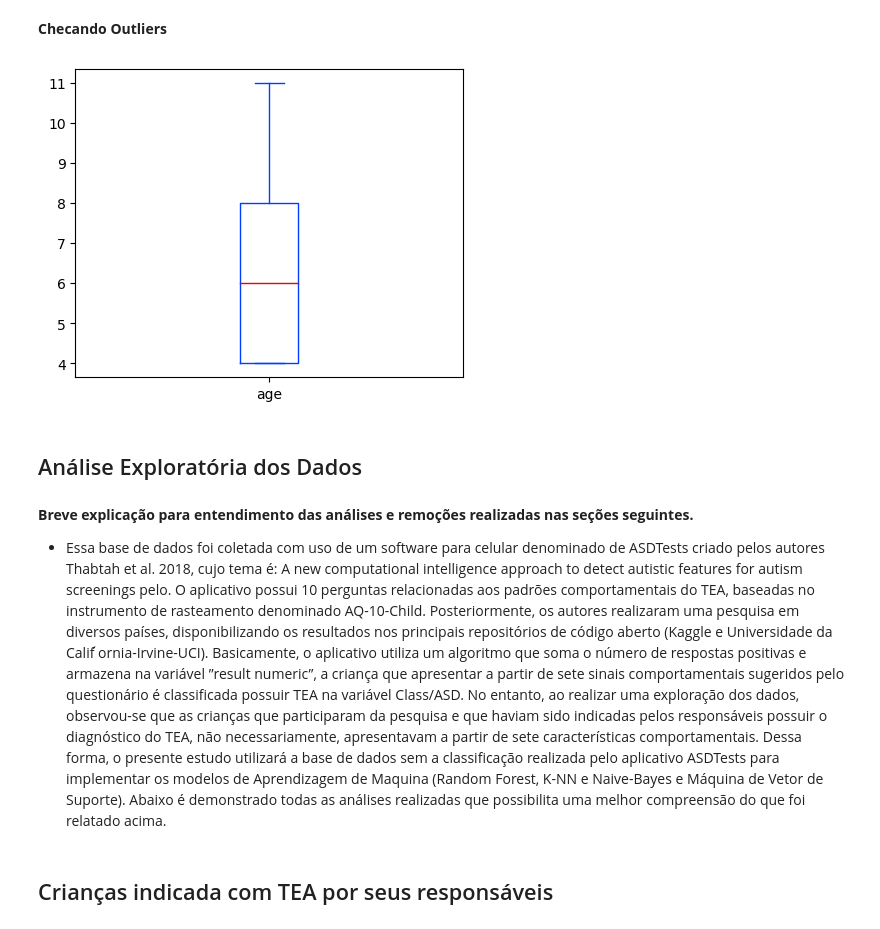
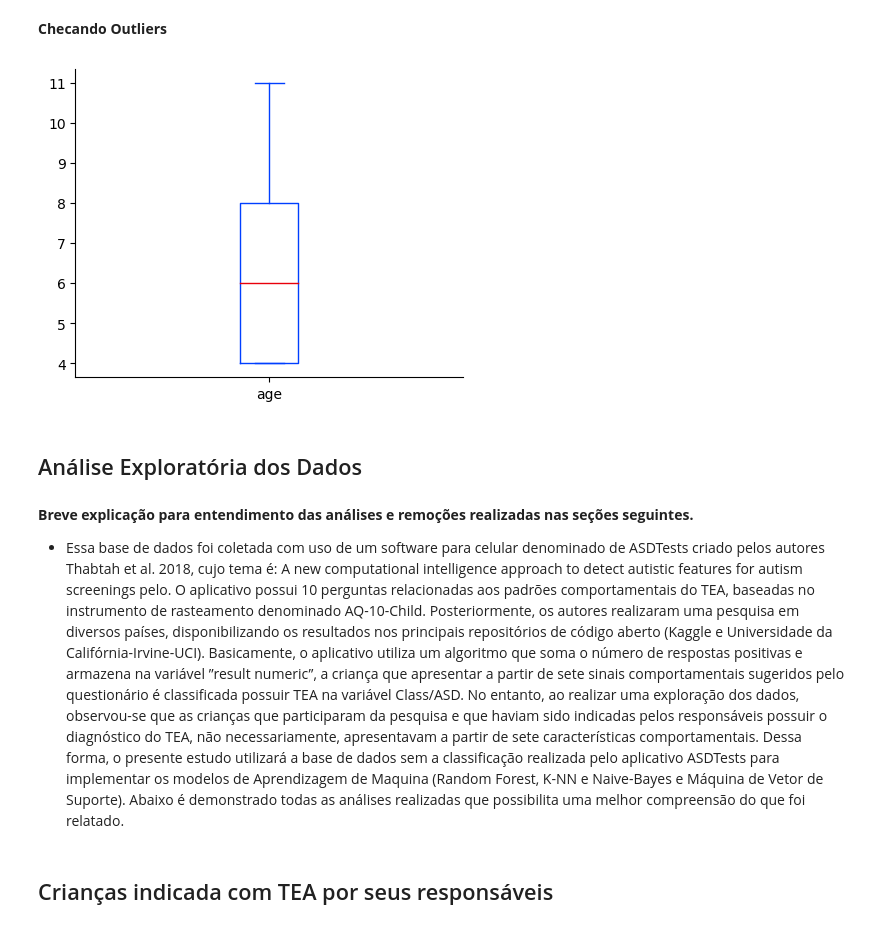
Before and after one commit to livyReis/tcc_autismo, a Jupyter notebook: classificadores_autismo_criancas.ipynb, the cells around one changed output. Saved outputs shown, nothing was run; the diff lists cells and outputs as text; code cells hidden in the pictures.

```diff
--- a/classificadores_autismo_criancas.ipynb
+++ b/classificadores_autismo_criancas.ipynb
@@ -255,15 +255,18 @@ autismo_criancas.describe()
 | max | 1.000000 | 1.000000 | 1.000000 | 1.000000 | 1.000000 | 1.000000 | 1.000000 | 1.000000 | 1.000000 | 1.000000 | 11.000000 | ... |
 # %% [markdown]
 **Checando Outliers**
-# %%
-autismo_criancas['age'].plot.box();
-# %% [output]
-[figure, removed]
+# %%
+autismo_criancas['age'].plot.box();
+for pos in ['right', 'top']:
+    plt.gca().spines[pos].set_visible(False)
+plt.show()
+# %% [output]
+[figure, added]
 # %% [markdown]
 ## Análise Exploratória dos Dados
 # %% [markdown]
 **Breve explicação para entendimento das análises e remoções realizadas nas seções seguintes.**
-- Essa base de dados foi coletada com uso de um software para celular denominado de ASDTests criado pelos autores Thabtah et al. 2018, cujo tema é: A new computational intelligence approach to detect autistic features for autism screenings pelo. O aplicativo possui 10 perguntas relacionadas aos padrões comportamentais do TEA, baseadas no instrumento de rasteamento denominado AQ-10-Child. Posteriormente, os autores realizaram uma pesquisa em diversos países, disponibilizando os resultados nos principais repositórios de código aberto (Kaggle e Universidade da Calif ́ornia-Irvine-UCI). Basicamente, o aplicativo utiliza um algoritmo que soma o número de respostas positivas e armazena na variável ”result numeric”, a criança que apresentar a partir de sete sinais comportamentais sugeridos pelo questionário é classificada possuir TEA na variável Class/ASD. No entanto, ao realizar uma exploração dos dados, observou-se que as crianças que participaram da pesquisa e que haviam sido indicadas pelos responsáveis possuir o diagnóstico do TEA, não necessariamente, apresentavam a partir de sete características comportamentais. Dessa forma, o presente estudo utilizará a base de dados sem a classificação realizada pelo aplicativo ASDTests para implementar os modelos de Aprendizagem de Maquina (Random Forest, K-NN e Naive-Bayes e Máquina de Vetor de Suporte). Abaixo é demonstrado todas as análises realizadas que possibilita uma melhor compreensão do que foi relatado acima.
+- Essa base de dados foi coletada com uso de um software para celular denominado de ASDTests criado pelos autores Thabtah et al. 2018, cujo tema é: A new computational intelligence approach to detect autistic features for autism screenings pelo. O aplicativo possui 10 perguntas relacionadas aos padrões comportamentais do TEA, baseadas no instrumento de rasteamento denominado AQ-10-Child. Posteriormente, os autores realizaram uma pesquisa em diversos países, disponibilizando os resultados nos principais repositórios de código aberto (Kaggle e Universidade da Califórnia-Irvine-UCI). Basicamente, o aplicativo utiliza um algoritmo que soma o número de respostas positivas e armazena na variável ”result numeric”, a criança que apresentar a partir de sete sinais comportamentais sugeridos pelo questionário é classificada possuir TEA na variável Class/ASD. No entanto, ao realizar uma exploração dos dados, observou-se que as crianças que participaram da pesquisa e que haviam sido indicadas pelos responsáveis possuir o diagnóstico do TEA, não necessariamente, apresentavam a partir de sete características comportamentais. Dessa forma, o presente estudo utilizará a base de dados sem a classificação realizada pelo aplicativo ASDTests para implementar os modelos de Aprendizagem de Maquina (Random Forest, K-NN e Naive-Bayes e Máquina de Vetor de Suporte). Abaixo é demonstrado todas as análises realizadas que possibilita uma melhor compreensão do que foi relatado.
 # %% [markdown]
 ## Crianças indicada com TEA por seus responsáveis
 # %%
```
Also changed, not shown: parts of 41 cells of this notebook.
